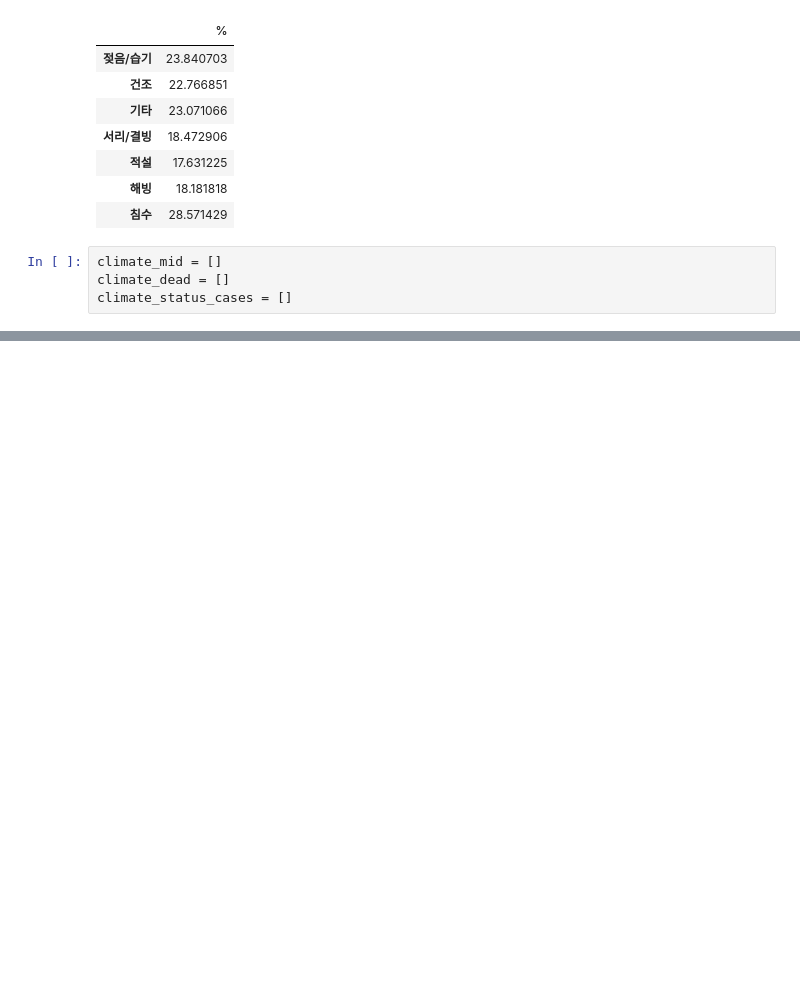
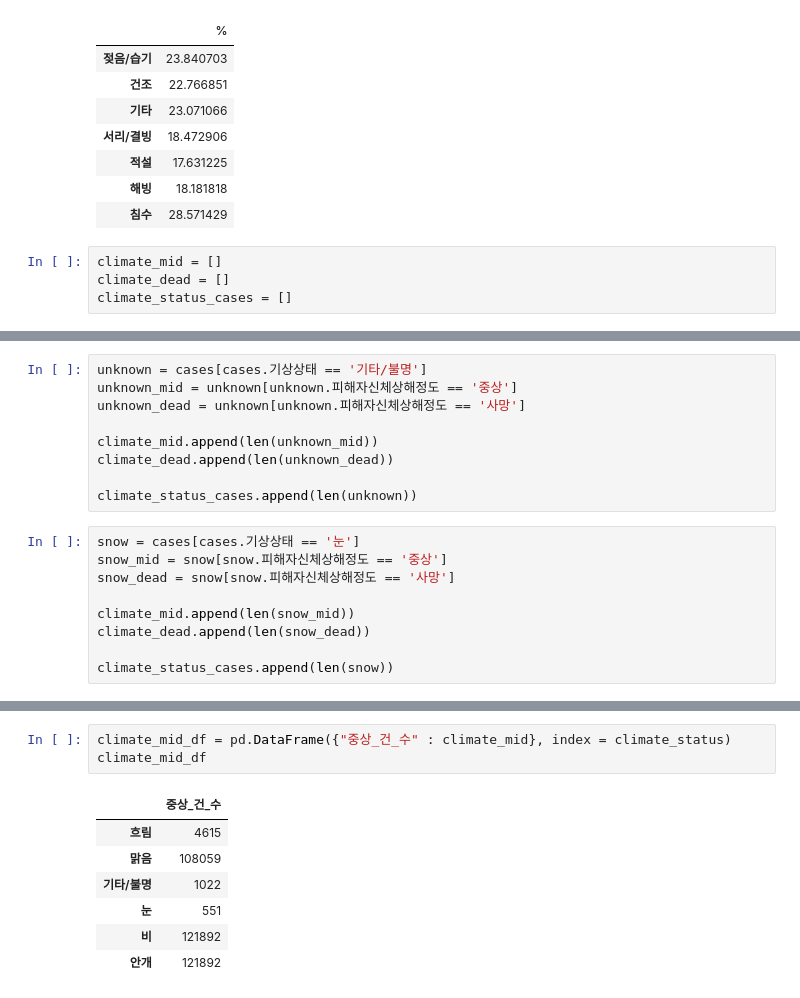
Before and after one commit to jwchoi179/SSU_BDPL_Data_Analysis, a Jupyter notebook: Data_Analysis.ipynb, the cells around one changed output, grey strips where cells are left out. Drawn from its saved outputs; the diff is of its cells as text; blank space fills up the shorter version.

```diff
--- a/Data_Analysis.ipynb
+++ b/Data_Analysis.ipynb
@@ -419,0 +437,18 @@ cloudy =
+# %%
+unknown = cases[cases.기상상태 == '기타/불명']
+unknown_mid = unknown[unknown.피해자신체상해정도 == '중상']
+unknown_dead = unknown[unknown.피해자신체상해정도 == '사망']
+
+climate_mid.append(len(unknown_mid))
+climate_dead.append(len(unknown_dead))
+
+climate_status_cases.append(len(unknown))
+# %%
+snow = cases[cases.기상상태 == '눈']
+snow_mid = snow[snow.피해자신체상해정도 == '중상']
+snow_dead = snow[snow.피해자신체상해정도 == '사망']
+
+climate_mid.append(len(snow_mid))
+climate_dead.append(len(snow_dead))
+
+climate_status_cases.append(len(snow))
@@ -419,0 +485,11 @@ cloudy =
+# %%
+climate_mid_df = pd.DataFrame({"중상_건_수" : climate_mid}, index = climate_status)
+climate_mid_df
+# %% [output]
+|  | 중상_건_수 |
+| 흐림 | 4615 |
+| 맑음 | 108059 |
+| 기타/불명 | 1022 |
+| 눈 | 551 |
+| 비 | 121892 |
+| 안개 | 121892 |
```
Also changed, not shown: parts of 20 cells of this notebook.
